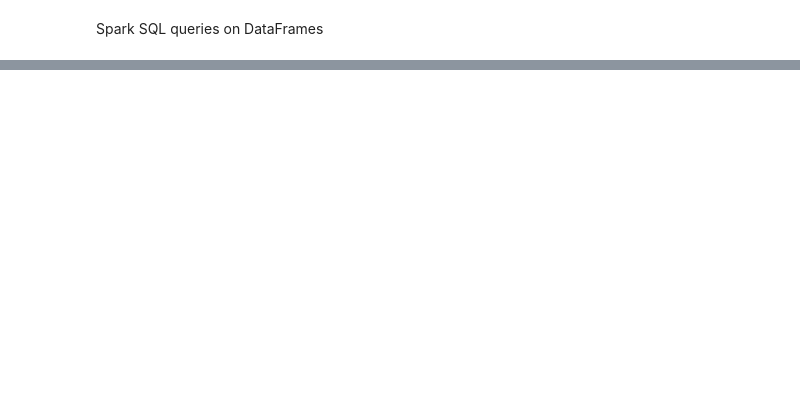
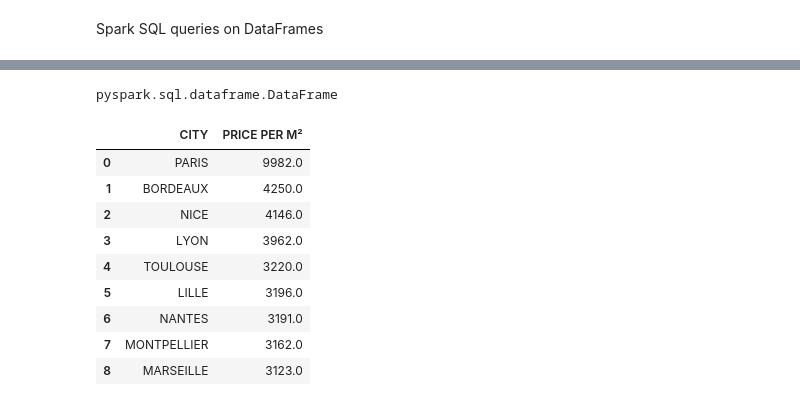
Before and after one commit to 13w13/U2-Big-Data-Tools-for-Business, a Jupyter notebook: 2. Real Estate Market EDA.ipynb, the cells around one changed output, grey strips where cells are left out. Saved outputs shown, nothing was run; the diff lists cells and outputs as text; code cells hidden in the pictures; blank space fills up the shorter version.

```diff
--- a/2. Real Estate Market EDA.ipynb
+++ b/2. Real Estate Market EDA.ipynb
@@ -599,0 +659,7 @@ spark.sql("SELECT avg('Price per M') FROM estate").show()
+# %%
+type(spark.sql("SELECT CITY, round(AVG(`Price per M²`)) \
+          AS `PRICE PER M²` \
+          FROM estate \
+          GROUP BY CITY"))
+# %% [output]
+pyspark.sql.dataframe.DataFrame
@@ -599,0 +672,13 @@ spark.sql("SELECT avg('Price per M') FROM estate").show()
+# %%
+df_1
+# %% [output]
+|  | CITY | PRICE PER M² |
+| 0 | PARIS | 9982.0 |
+| 1 | BORDEAUX | 4250.0 |
+| 2 | NICE | 4146.0 |
+| 3 | LYON | 3962.0 |
+| 4 | TOULOUSE | 3220.0 |
+| 5 | LILLE | 3196.0 |
+| 6 | NANTES | 3191.0 |
+| 7 | MONTPELLIER | 3162.0 |
+| 8 | MARSEILLE | 3123.0 |
```
Also changed, not shown: parts of 11 cells of this notebook.
